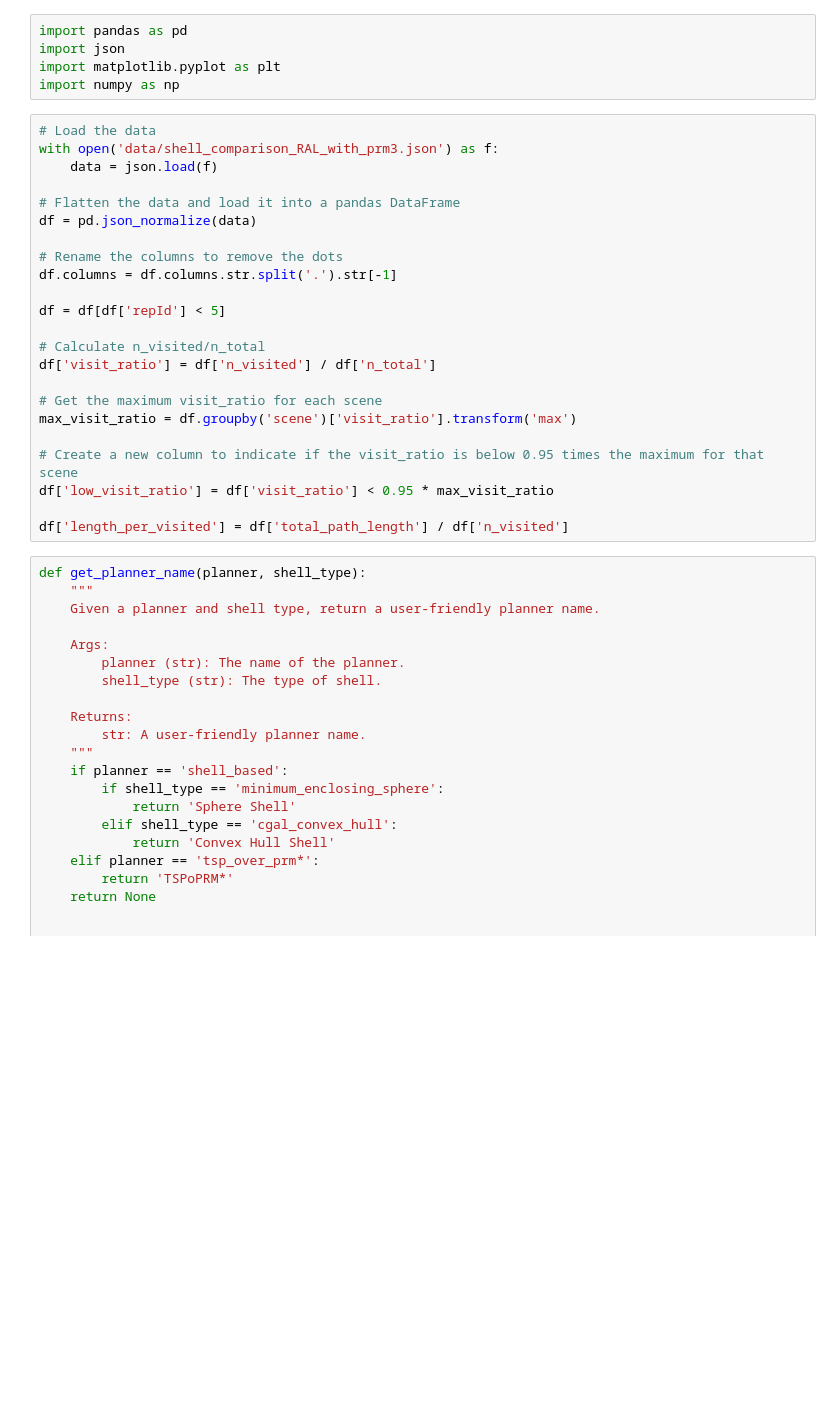
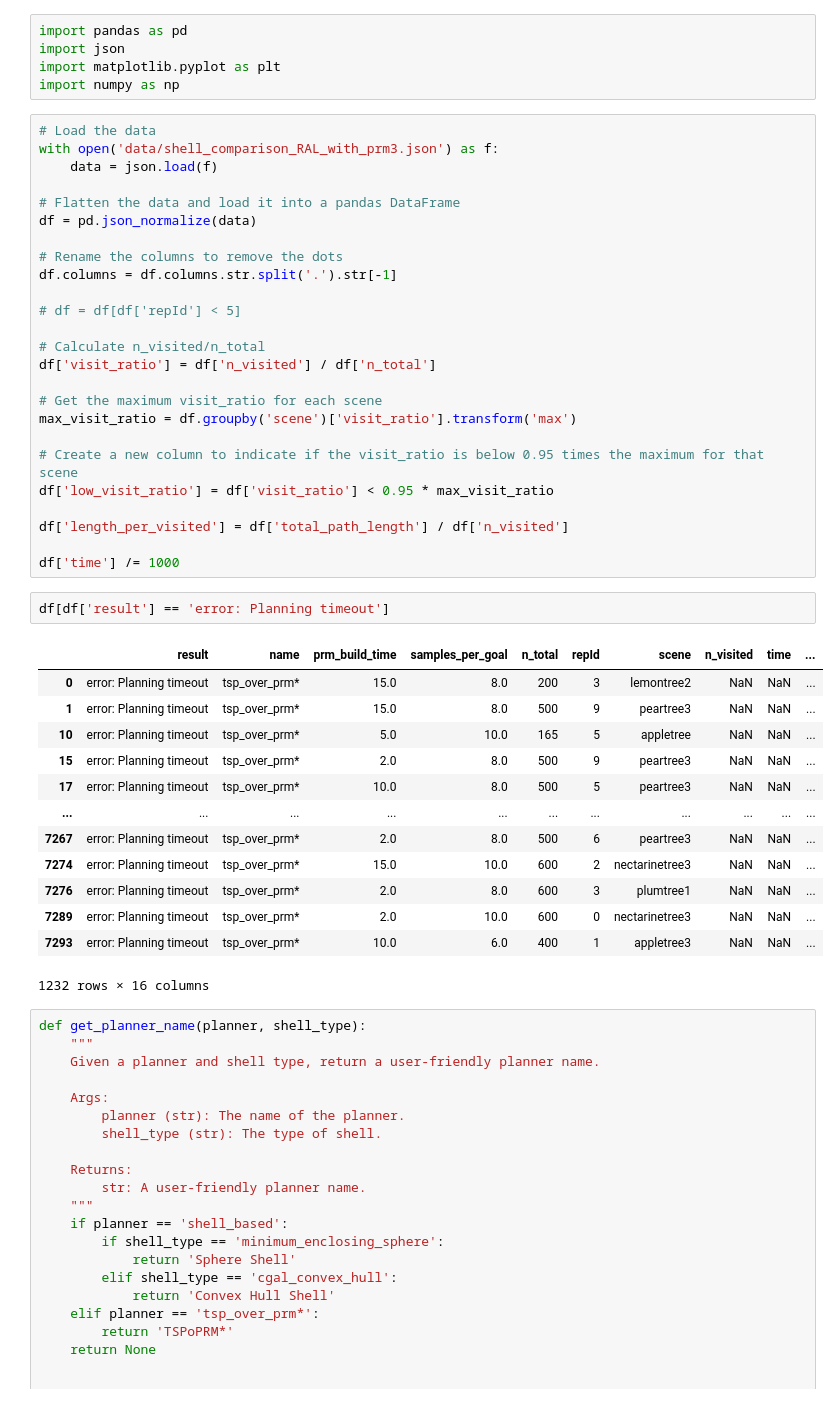
Before and after one commit to werner291/Multigoal-Orchard-Drone-Planning-Library, a Jupyter notebook: analysis/RAL PRM vs Sphere vs Convex.ipynb, the cells around one changed output. Drawn from its saved outputs; the diff is of its cells as text; blank space fills up the shorter version.

```diff
--- a/analysis/RAL PRM vs Sphere vs Convex.ipynb
+++ b/analysis/RAL PRM vs Sphere vs Convex.ipynb
@@ -14,7 +14,7 @@ df = pd.json_normalize(data)
 # Rename the columns to remove the dots
 df.columns = df.columns.str.split('.').str[-1]
 
-df = df[df['repId'] < 5]
+# df = df[df['repId'] < 5]
 
 # Calculate n_visited/n_total
 df['visit_ratio'] = df['n_visited'] / df['n_total']
@@ -26,6 +26,24 @@ max_visit_ratio = df.groupby('scene')['visit_ratio'].transform('max')
 df['low_visit_ratio'] = df['visit_ratio'] < 0.95 * max_visit_ratio
 
 df['length_per_visited'] = df['total_path_length'] / df['n_visited']
+
+df['time'] /= 1000
+# %%
+df[df['result'] == 'error: Planning timeout']
+# %% [output]
+|  | result | name | prm_build_time | samples_per_goal | n_total | repId | scene | n_visited | time | ... |
+| 0 | error: Planning timeout | tsp_over_prm* | 15.0 | 8.0 | 200 | 3 | lemontree2 | NaN | NaN | ... |
+| 1 | error: Planning timeout | tsp_over_prm* | 15.0 | 8.0 | 500 | 9 | peartree3 | NaN | NaN | ... |
+| 10 | error: Planning timeout | tsp_over_prm* | 5.0 | 10.0 | 165 | 5 | appletree | NaN | NaN | ... |
+| 15 | error: Planning timeout | tsp_over_prm* | 2.0 | 8.0 | 500 | 9 | peartree3 | NaN | NaN | ... |
+| 17 | error: Planning timeout | tsp_over_prm* | 10.0 | 8.0 | 500 | 5 | peartree3 | NaN | NaN | ... |
+| ... | ... | ... | ... | ... | ... | ... | ... | ... | ... | ... |
+| 7267 | error: Planning timeout | tsp_over_prm* | 2.0 | 8.0 | 500 | 6 | peartree3 | NaN | NaN | ... |
+| 7274 | error: Planning timeout | tsp_over_prm* | 15.0 | 10.0 | 600 | 2 | nectarinetree3 | NaN | NaN | ... |
+| 7276 | error: Planning timeout | tsp_over_prm* | 2.0 | 8.0 | 600 | 3 | plumtree1 | NaN | NaN | ... |
+| 7289 | error: Planning timeout | tsp_over_prm* | 2.0 | 10.0 | 600 | 0 | nectarinetree3 | NaN | NaN | ... |
+| 7293 | error: Planning timeout | tsp_over_prm* | 10.0 | 6.0 | 400 | 1 | appletree3 | NaN | NaN | ... |
+1232 rows × 16 columns
 # %%
 def get_planner_name(planner, shell_type):
     """
```
Also changed, not shown: parts of 6 cells of this notebook, 5 other files.
